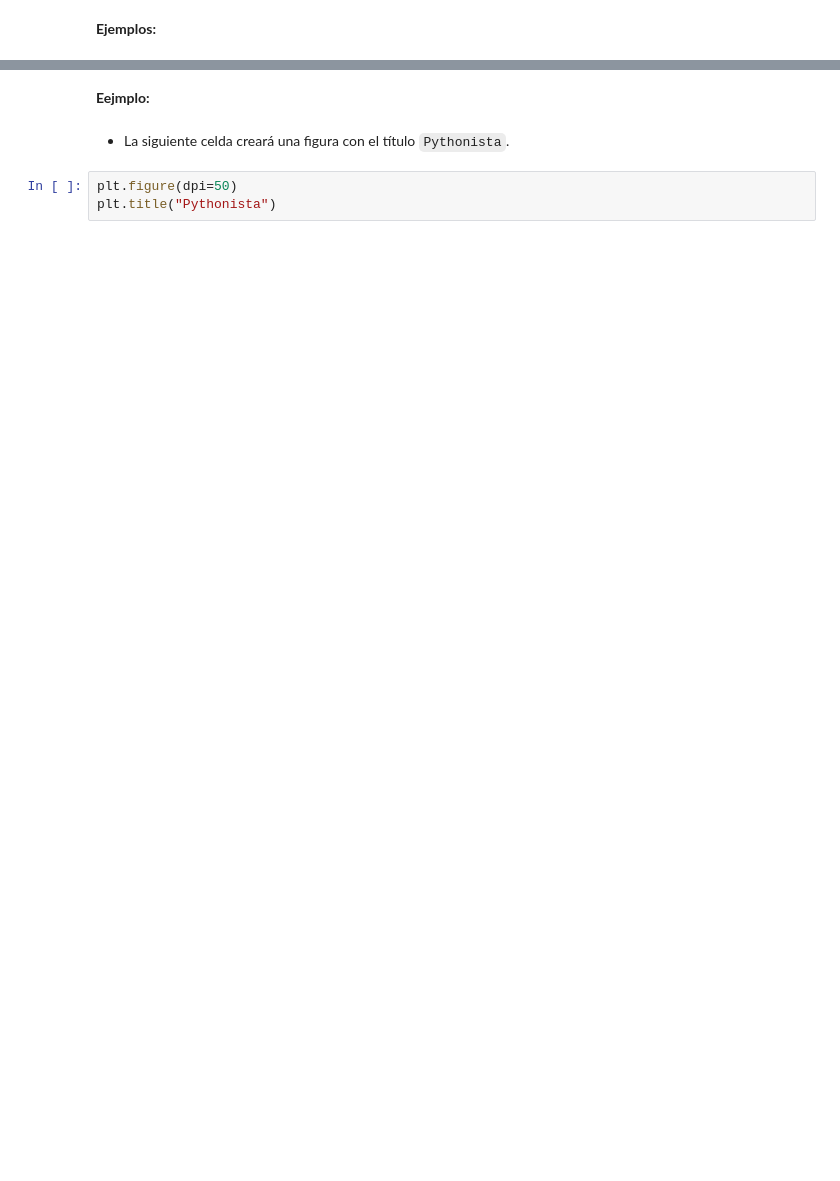
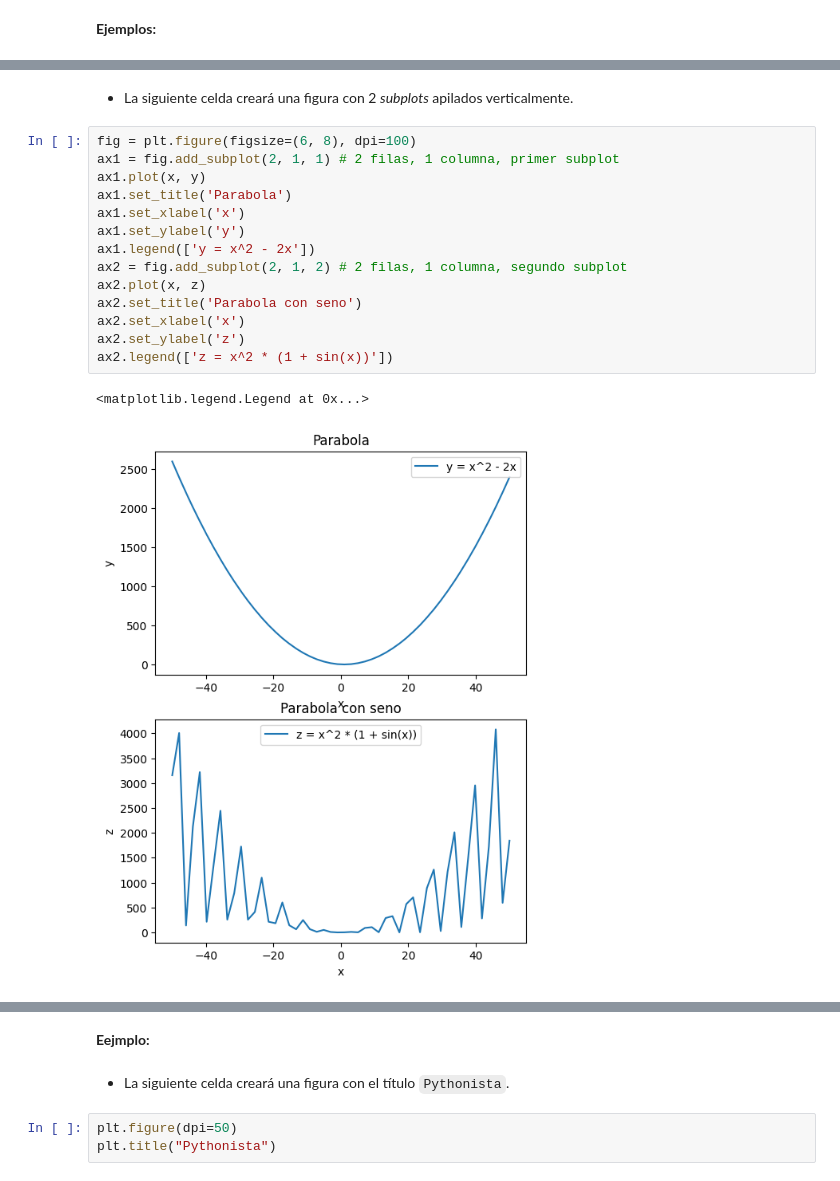
Before and after one commit to PythonistaMX/py311, a Jupyter notebook: 28_elementos_de_un_grafico.ipynb, the cells around one changed output, grey strips where cells are left out. Cells and saved outputs as stored; diff of their text form; blank space fills up the shorter version.

Commit message:
matplotlib

```diff
--- a/28_elementos_de_un_grafico.ipynb
+++ b/28_elementos_de_un_grafico.ipynb
@@ -70,0 +190,19 @@ https://matplotlib.org/stable/api/_as_gen/matplotlib.pyplot.figure.html
+# %% [markdown]
+* La siguiente celda creará una figura con 2 *subplots* apilados verticalmente.
+# %%
+fig = plt.figure(figsize=(6, 8), dpi=100)
+ax1 = fig.add_subplot(2, 1, 1) # 2 filas, 1 columna, primer subplot
+ax1.plot(x, y)
+ax1.set_title('Parabola')
+ax1.set_xlabel('x')
+ax1.set_ylabel('y')
+ax1.legend(['y = x^2 - 2x'])
+ax2 = fig.add_subplot(2, 1, 2) # 2 filas, 1 columna, segundo subplot
+ax2.plot(x, z)
+ax2.set_title('Parabola con seno')
+ax2.set_xlabel('x')
+ax2.set_ylabel('z')
+ax2.legend(['z = x^2 * (1 + sin(x))'])
+# %% [output]
+<matplotlib.legend.Legend at 0x...>
+[figure, added]
```
Also changed, not shown: parts of 59 cells of this notebook.
